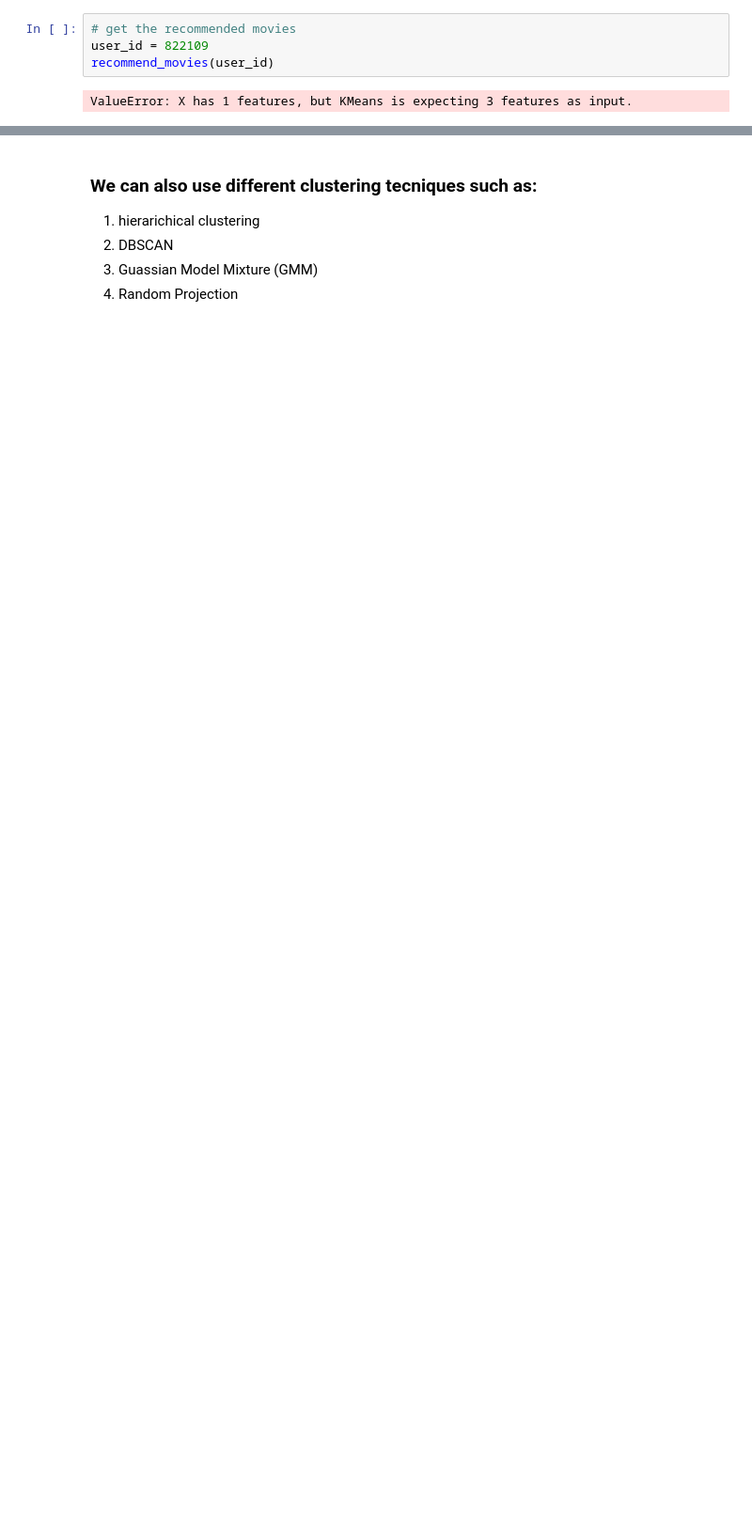
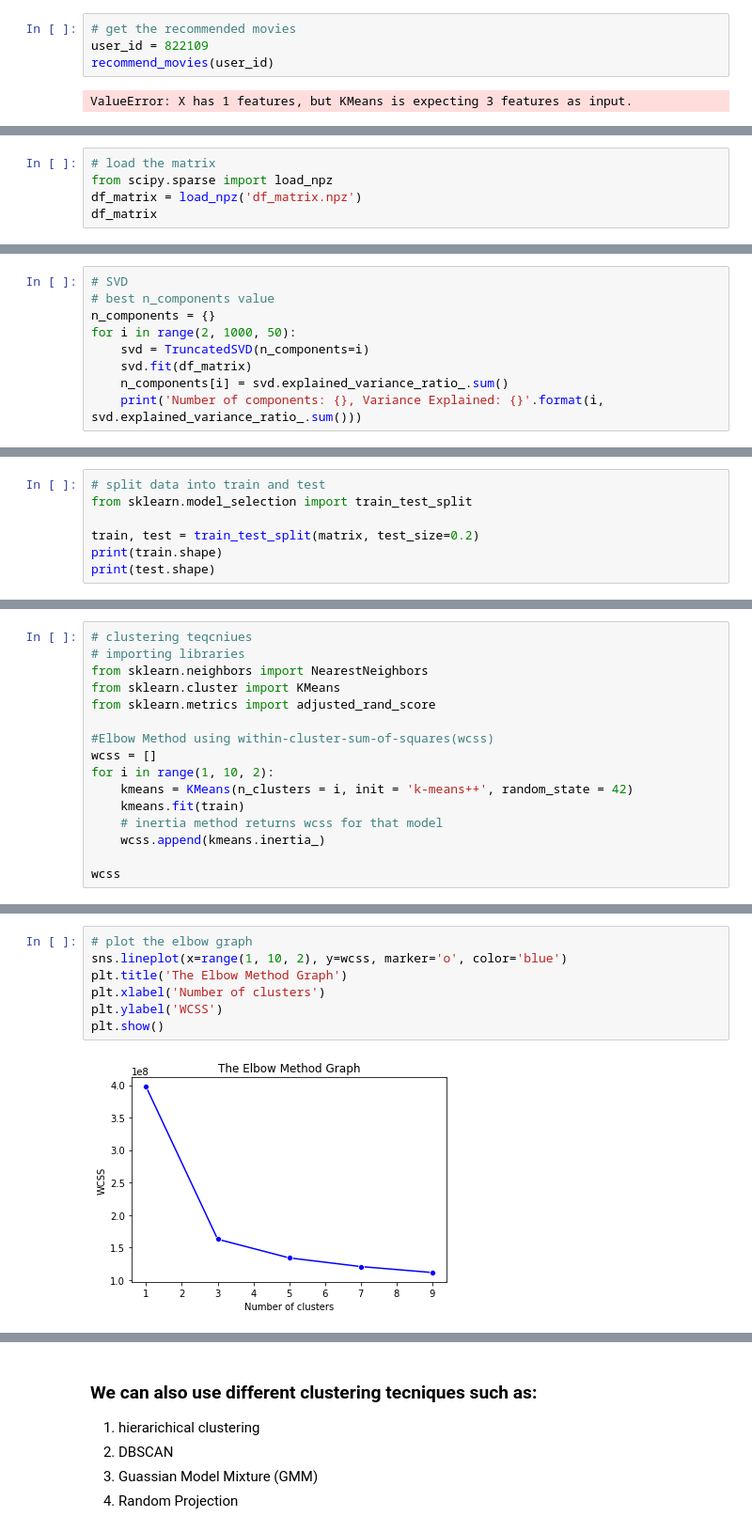
Before and after one commit to ahmeddaker/electro_pi_scholarship_projets, a Jupyter notebook: 3_unsupervised_ml/recommender_system.ipynb, the cells around one changed output, grey strips where cells are left out. Shown at 94% size. Drawn from its saved outputs; the diff is of its cells as text; blank space fills up the shorter version.

```diff
--- a/3_unsupervised_ml/recommender_system.ipynb
+++ b/3_unsupervised_ml/recommender_system.ipynb
@@ -779,0 +831,5 @@ ValueError: X has 1 features, but KMeans is expecting 3 features as input.
+# %%
+# load the matrix
+from scipy.sparse import load_npz
+df_matrix = load_npz('df_matrix.npz')
+df_matrix
@@ -779,0 +845,9 @@ ValueError: X has 1 features, but KMeans is expecting 3 features as input.
+# %%
+# SVD
+# best n_components value
+n_components = {}
+for i in range(2, 1000, 50):
+    svd = TruncatedSVD(n_components=i)
+    svd.fit(df_matrix)
+    n_components[i] = svd.explained_variance_ratio_.sum()
+    print('Number of components: {}, Variance Explained: {}'.format(i, svd.explained_variance_ratio_.sum()))
@@ -779,0 +872,7 @@ ValueError: X has 1 features, but KMeans is expecting 3 features as input.
+# %%
+# split data into train and test
+from sklearn.model_selection import train_test_split
+
+train, test = train_test_split(matrix, test_size=0.2)
+print(train.shape)
+print(test.shape)
@@ -779,0 +882,16 @@ ValueError: X has 1 features, but KMeans is expecting 3 features as input.
+# %%
+# clustering teqcniues
+# importing libraries
+from sklearn.neighbors import NearestNeighbors
+from sklearn.cluster import KMeans
+from sklearn.metrics import adjusted_rand_score
+
+#Elbow Method using within-cluster-sum-of-squares(wcss)
+wcss = []
+for i in range(1, 10, 2):
+    kmeans = KMeans(n_clusters = i, init = 'k-means++', random_state = 42)
+    kmeans.fit(train)
+    # inertia method returns wcss for that model
+    wcss.append(kmeans.inertia_)
+
+wcss
@@ -779,0 +904,9 @@ ValueError: X has 1 features, but KMeans is expecting 3 features as input.
+# %%
+# plot the elbow graph
+sns.lineplot(x=range(1, 10, 2), y=wcss, marker='o', color='blue')
+plt.title('The Elbow Method Graph')
+plt.xlabel('Number of clusters')
+plt.ylabel('WCSS')
+plt.show()
+# %% [output]
+[figure, added]
```
Also changed, not shown: parts of 19 cells of this notebook.
